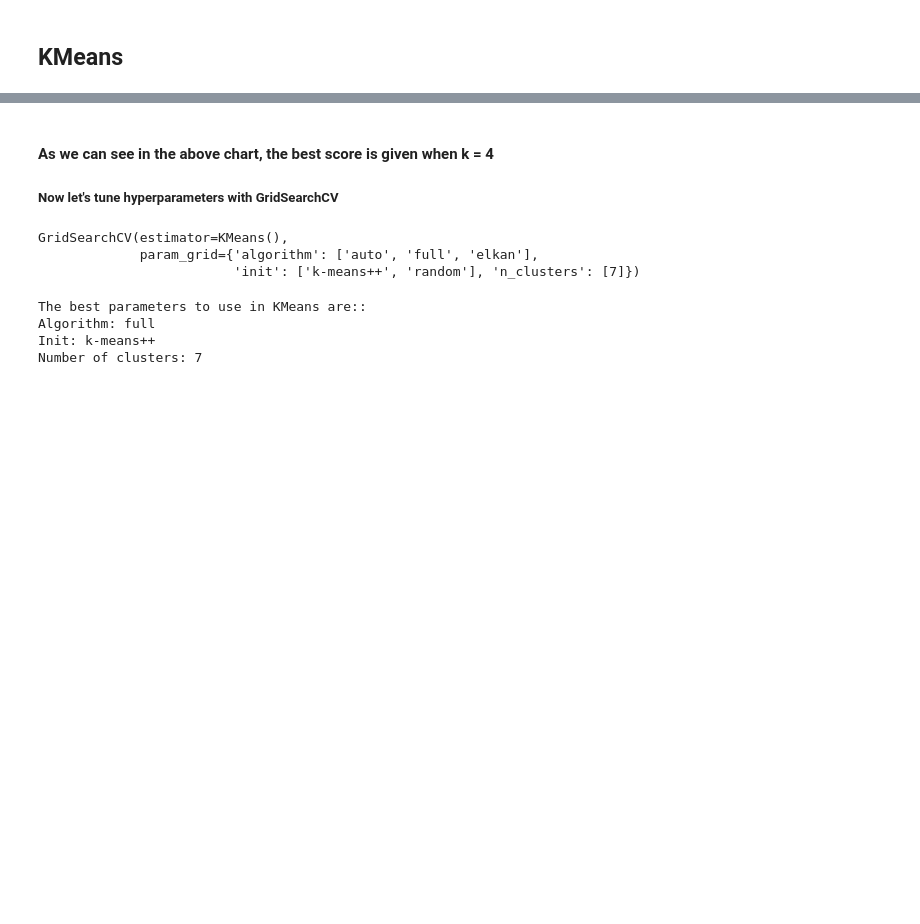
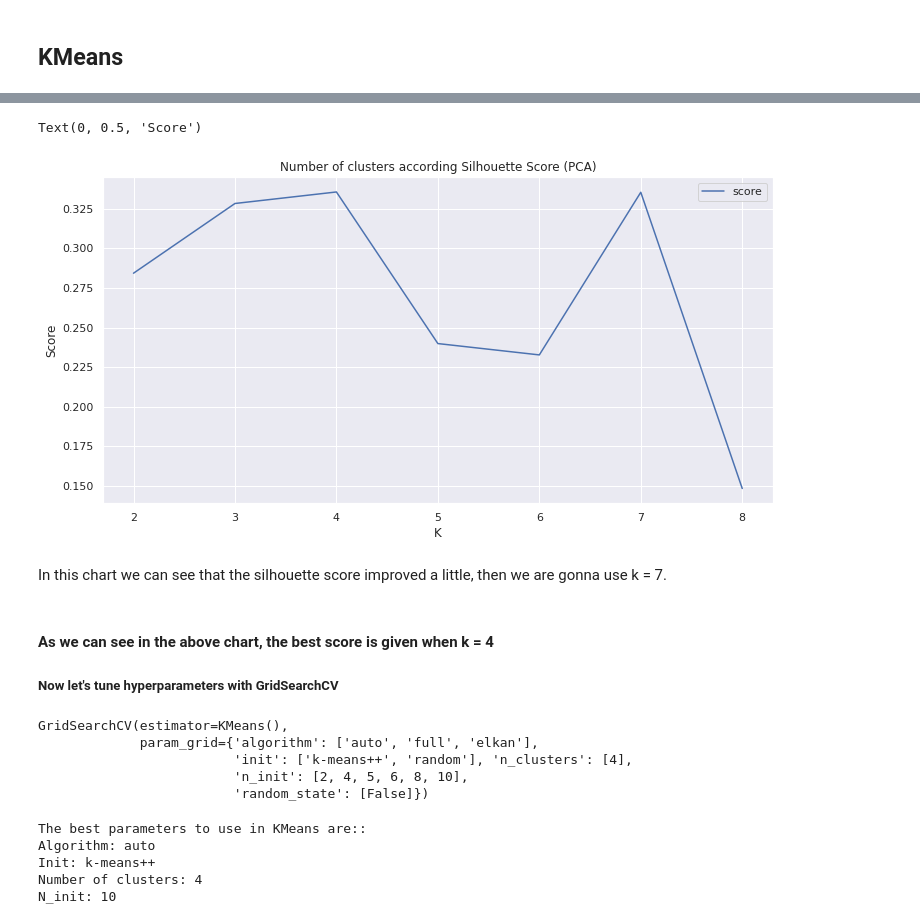
Before and after one commit to ftarantuviez/Toronto-Neighbourhood-Battle, a Jupyter notebook: project_toronto/EDA_notebooks/main.ipynb, the cells around one changed output, grey strips where cells are left out. Saved outputs shown, nothing was run; the diff lists cells and outputs as text; code cells hidden in the pictures; blank space fills up the shorter version.

```diff
--- a/project_toronto/EDA_notebooks/main.ipynb
+++ b/project_toronto/EDA_notebooks/main.ipynb
@@ -313,27 +370,51 @@ Text(0, 0.5, 'K')
+# %%
+neigh_pca_clustering = PCA(n_components=45).fit_transform(neighbourhoods_groupped_clustering)
+# %%
+scores_pca = []
+for k in np.arange(2,9):
+    clusters = KMeans(n_clusters=k, random_state=False).fit(neigh_pca_clustering)
+    score = metrics.silhouette_score(neigh_pca_clustering, clusters.labels_)
+    scores_pca.append({"k_number":k, "score": score})
+
+pd.DataFrame(scores_pca).plot(x="k_number", y="score", figsize=(12,6))
+plt.title("Number of clusters according Silhouette Score (PCA)")
+plt.xlabel("K")
+plt.ylabel("Score")
+# %% [output]
+Text(0, 0.5, 'Score')
+[figure, added]
+# %% [markdown]
+In this chart we can see that the silhouette score improved a little, then we are gonna use k = 7.
 # %% [markdown]
 #### As we can see in the above chart, the best score is given when k = 4
 ##### Now let's tune hyperparameters with GridSearchCV
 # %%
-k_number = 7
+k_number = 4
 kmeans_parameters = {
     "n_clusters": [k_number],
     "init": ["k-means++", "random"],
-    "algorithm": ["auto", "full", "elkan"]
+    "algorithm": ["auto", "full", "elkan"],
+    "n_init": [2,4,5,6,8,10],
+    "random_state": [False]
 }
 gs_kmeans = GridSearchCV(KMeans(), param_grid=kmeans_parameters)
 gs_kmeans.fit(neighbourhoods_groupped_clustering)
 # %% [output]
 GridSearchCV(estimator=KMeans(),
              param_grid={'algorithm': ['auto', 'full', 'elkan'],
-                         'init': ['k-means++', 'random'], 'n_clusters': [7]})
+                         'init': ['k-means++', 'random'], 'n_clusters': [4],
+                         'n_init': [2, 4, 5, 6, 8, 10],
+                         'random_state': [False]})
 # %%
 print("The best parameters to use in KMeans are:: ")
 print("Algorithm: " + gs_kmeans.best_params_["algorithm"])
 print("Init: " + gs_kmeans.best_params_["init"])
 print("Number of clusters: " + str(k_number))
+print("N_init: " + str(gs_kmeans.best_params_["n_init"]))
 # %% [output]
 The best parameters to use in KMeans are::
-Algorithm: full
+Algorithm: auto
 Init: k-means++
-Number of clusters: 7
+Number of clusters: 4
+N_init: 10
 # %%
```
Also changed, not shown: parts of 19 cells of this notebook.
